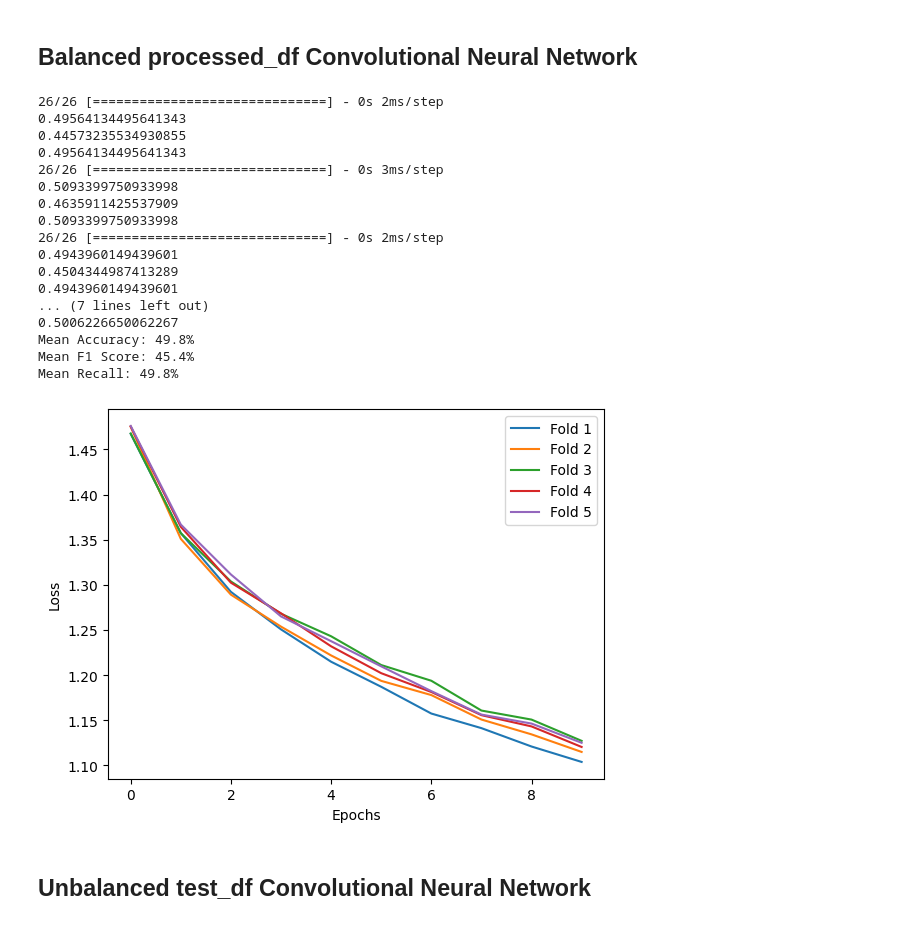
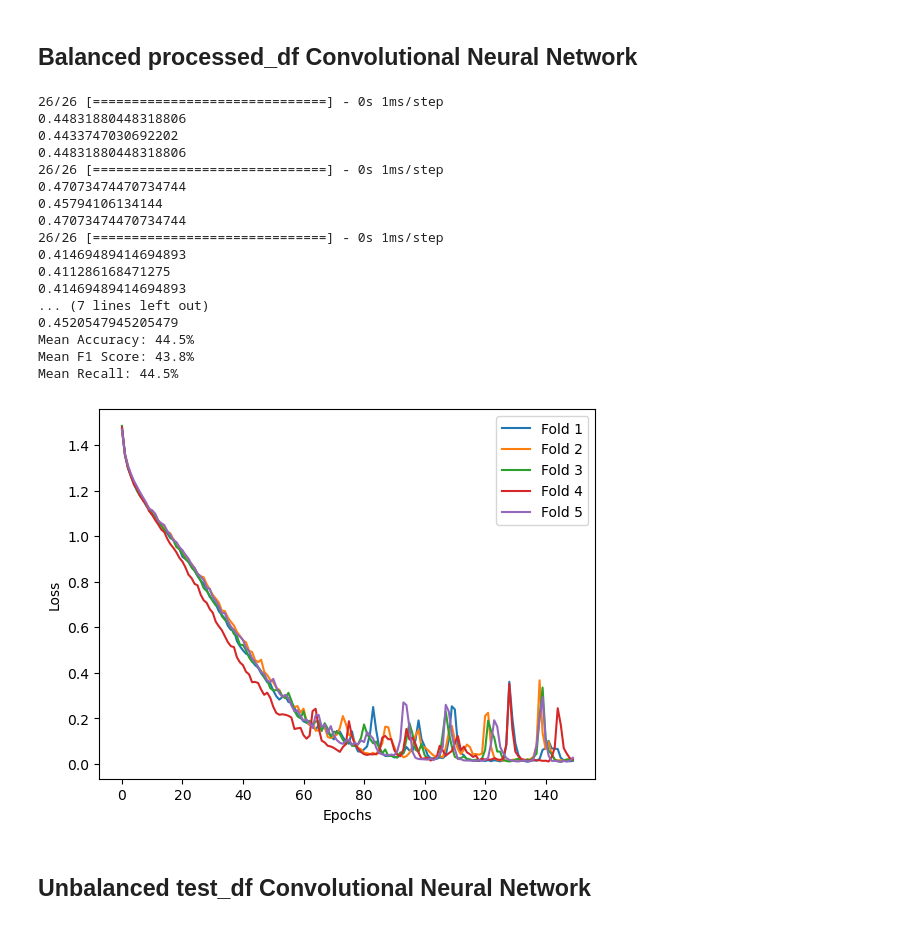
Before and after one commit to andrelopes2001/Intelligent_Systems, a Jupyter notebook: Project/DeepNeuralNetwork.ipynb, the cells around one changed output. Cells and saved outputs as stored; diff of their text form; code cells hidden in the pictures.

```diff
--- a/Project/DeepNeuralNetwork.ipynb
+++ b/Project/DeepNeuralNetwork.ipynb
@@ -691,0 +32,4 @@ processed_df.head()
+# %%
+# Read train_df and test_df
+train_df = pd.read_csv('dataframes/train_df.csv')
+test_df = pd.read_csv('dataframes/test_df.csv')
@@ -692,5 +103,8 @@ processed_df.head()
 # %% [markdown]
 ## Neural Network Model
+# %%
+# Read processed_df.csv
+processed_df = pd.read_csv('dataframes/processed_df.csv')
 # %%
 target_column = 'Type'
 other_column_names = ['RR interval', 'Signal 1 mean', 'Signal 1 std', 'Signal 1 median', 'Signal 1 mean absolute deviation', 'Signal 1 quantile 25', 'Signal 1 quantile 75', 'Signal 1 iqr', 'Signal 1 peak', 'Signal 1 valley', 'Signal 1 skewness', 'Signal 1 kurtosis', 'Signal 1 entropy', 'Signal 1 psd entropy', 'Signal 1 psd dominant frequency', 'Signal 1 psd dominant magnitude',
@@ -1100,4 +218,10 @@ See the caveats in the documentation: https://pandas.pydata.org/pandas-docs/stab
+# %%
+# Read train_df and test_df
+train_df = pd.read_csv('dataframes/train_df.csv')
+test_df = pd.read_csv('dataframes/test_df.csv')
 # %%
+input_dim = train_df.shape[1] - 1
+
 # Create and compile the Sequential model
 model = keras.Sequential()
 model.add(layers.Input(shape=(input_dim,)))
@@ -1110,8 +234,8 @@ model.add(layers.Dense(num_classes, activation='softmax'))
 model.compile(optimizer='adam', loss='sparse_categorical_crossentropy', metrics=['accuracy'])
 
 target_column = 'Type'
-other_column_names = ['RR interval', 'Signal 1 mean', 'Signal 1 std', 'Signal 1 median', 'Signal 1 mean absolute deviation', 'Signal 1 quantile 25', 'Signal 1 quantile 75', 'Signal 1 iqr', 'Signal 1 peak', 'Signal 1 valley', 'Signal 1 skewness', 'Signal 1 kurtosis', 'Signal 1 entropy', 'Signal 1 psd entropy', 'Signal 1 psd dominant frequency', 'Signal 1 psd dominant magnitude',
-                                     'Signal 2 mean', 'Signal 2 std', 'Signal 2 median', 'Signal 2 mean absolute deviation', 'Signal 2 quantile 25', 'Signal 2 quantile 75', 'Signal 2 iqr', 'Signal 2 peak', 'Signal 2 valley', 'Signal 2 skewness', 'Signal 2 kurtosis', 'Signal 2 entropy', 'Signal 2 psd entropy', 'Signal 2 psd dominant frequency', 'Signal 2 psd dominant magnitude']
+# Other column names should exclude the target column
+other_column_names = [col for col in train_df.columns if col != target_column]
 
 # Encode the target variable into numerical values
 le = LabelEncoder()
@@ -1165,17 +289,6 @@ plt.ylabel('True labels')
 plt.title('Confusion matrix')
 plt.show()
 
-# Plot roc curve
-plt.figure(figsize=(10, 10))
-for i in range(num_classes):
-    fpr, tpr, _ = roc_curve(y_test, y_pred, pos_label=i)
-    plt.plot(fpr, tpr, label=le.inverse_transform([i]))
-plt.xlabel('False positive rate')
-plt.ylabel('True positive rate')
-plt.title('ROC curve')
-plt.legend()
-plt.show()
-
 # Plot train and test loss on the same figure
 plt.plot(history.history['loss'])
 plt.plot(history.history['val_loss'])
@@ -1279,7 +396,7 @@ for train_index, test_index in skf.split(processed_df[other_column_names], proce
     X_test = X_test.reshape(-1, len(other_column_names), 1)
 
     # Train the model and store the training history
-    history = model.fit(X_train, y_train, epochs=10, batch_size=32, verbose=0)
+    history = model.fit(X_train, y_train, epochs=150, batch_size=32, verbose=0)
     histories.append(history.history)
 
     # Make predictions on the test set
@@ -1293,50 +410,50 @@ for train_index, test_index in skf.split(processed_df[other_column_names], proce
 
     print(fold_accuracy)
     print(fold_f1)
     print(fold_recall)
 
     cv_accuracy.append(fold_accuracy)
     cv_f1.append(fold_f1)
     cv_recall.append(fold_recall)
 
 # Calculate the mean and standard deviation of cross-validation scores
 mean_accuracy = np.mean(cv_accuracy)
 std_accuracy = np.std(cv_accuracy)
 mean_f1 = np.mean(cv_f1)
 std_f1 = np.std(cv_f1)
 mean_recall = np.mean(cv_recall)
 std_recall = np.std(cv_recall)
 
 print(f"Mean Accuracy: {mean_accuracy*100:.1f}%")
 print(f"Mean F1 Score: {mean_f1*100:.1f}%")
 print(f"Mean Recall: {mean_recall*100:.1f}%")
 
 for i, history in enumerate(histories):
     plt.plot(history['loss'], label=f'Fold {i + 1}')
 
 plt.xlabel('Epochs')
 plt.ylabel('Loss')
 plt.legend()
 plt.show()
 # %% [output]
-26/26 [==============================] - 0s 2ms/step
-0.49564134495641343
-0.44573235534930855
-0.49564134495641343
-26/26 [==============================] - 0s 3ms/step
-0.5093399750933998
-0.4635911425537909
-0.5093399750933998
-26/26 [==============================] - 0s 2ms/step
-0.4943960149439601
-0.4504344987413289
-0.4943960149439601
+26/26 [==============================] - 0s 1ms/step
+0.44831880448318806
+0.4433747030692202
+0.44831880448318806
+26/26 [==============================] - 0s 1ms/step
+0.47073474470734744
+0.45794106134144
+0.47073474470734744
+26/26 [==============================] - 0s 1ms/step
+0.41469489414694893
+0.411286168471275
+0.41469489414694893
 ... (7 lines left out)
-0.5006226650062267
-Mean Accuracy: 49.8%
-Mean F1 Score: 45.4%
-Mean Recall: 49.8%
+0.4520547945205479
+Mean Accuracy: 44.5%
+Mean F1 Score: 43.8%
+Mean Recall: 44.5%
-[figure, old version]
+[figure, new version]
 # %% [markdown]
 ## Unbalanced test_df Convolutional Neural Network
 # %%
```
Also changed, not shown: parts of 49 cells of this notebook, 8 other files.
